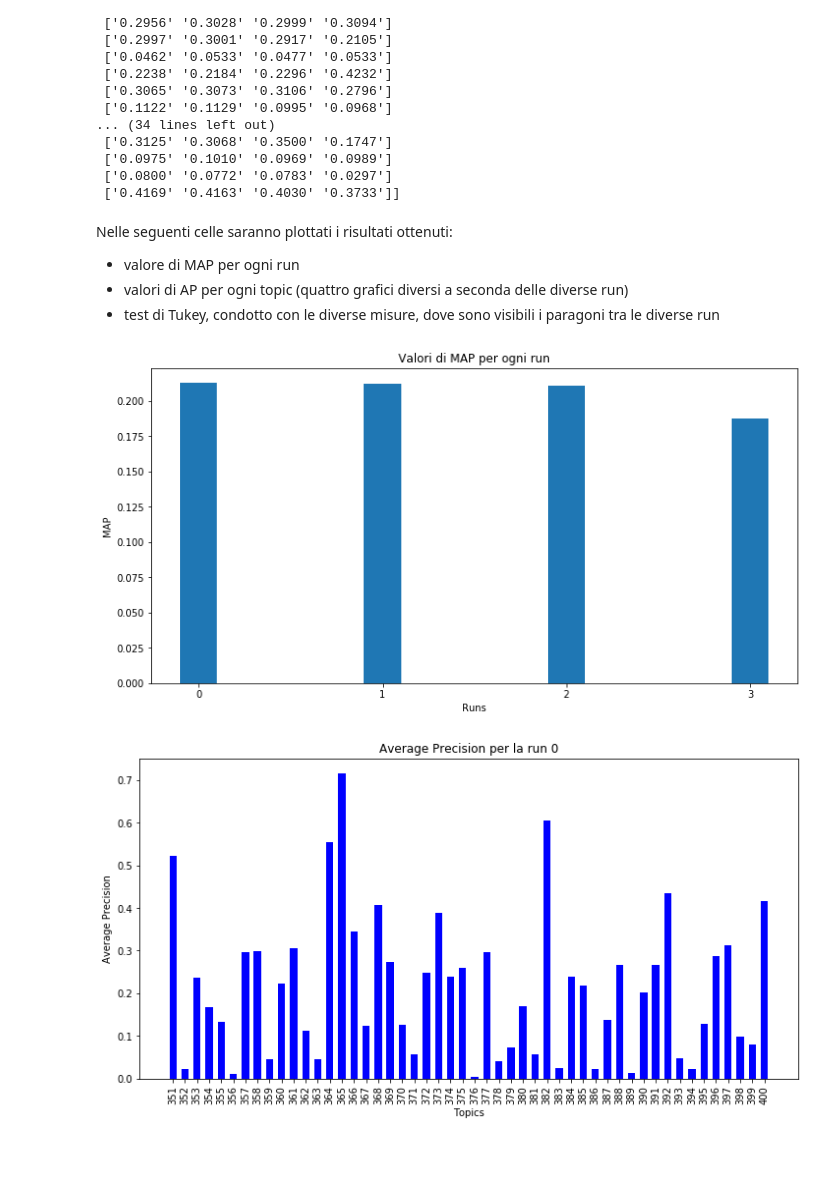
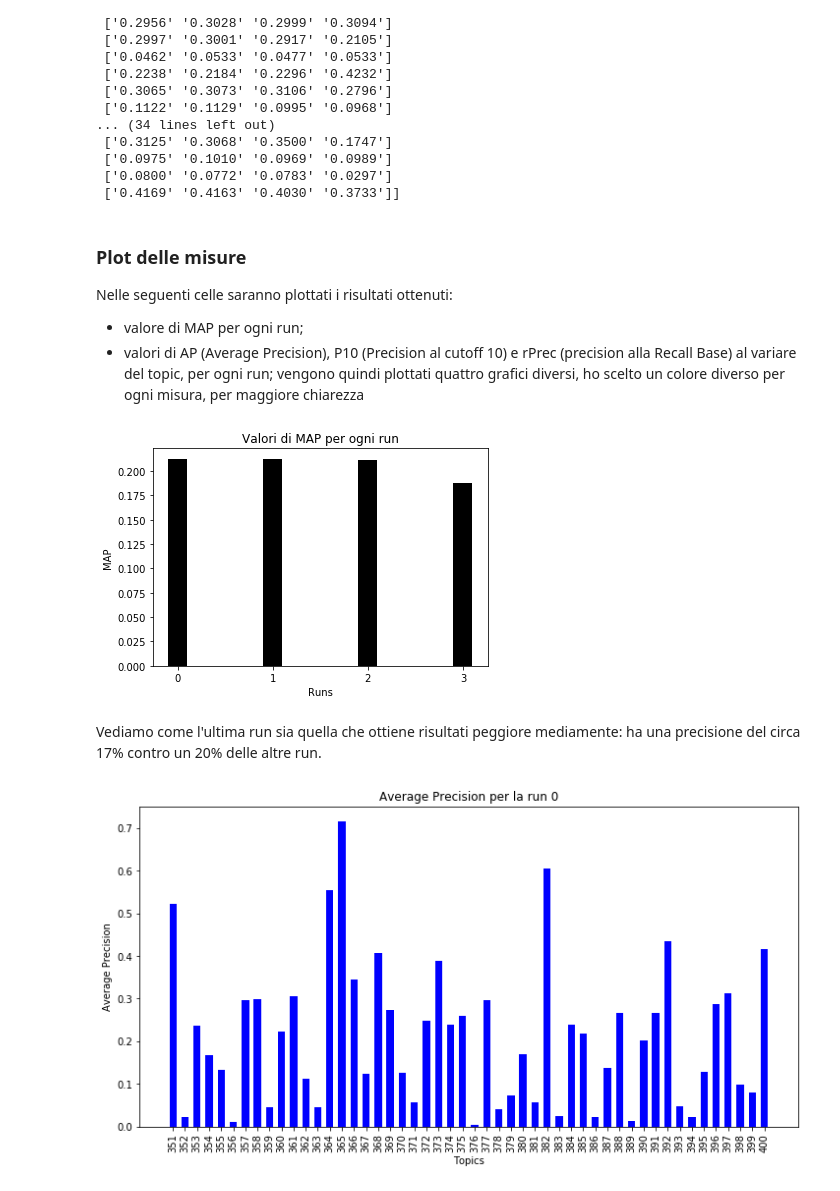
Before and after one commit to yleniag/Information-Retrival-Homework-1, a Jupyter notebook: Homework1-IR.ipynb, the cells around one changed output. Cells and saved outputs as stored; diff of their text form; code cells hidden in the pictures; blank space fills up the shorter version.

```diff
--- a/Homework1-IR.ipynb
+++ b/Homework1-IR.ipynb
@@ -125,42 +119,37 @@ print(M.T)
  ['0.0975' '0.1010' '0.0969' '0.0989']
  ['0.0800' '0.0772' '0.0783' '0.0297']
  ['0.4169' '0.4163' '0.4030' '0.3733']]
-# %% [markdown]
-Nelle seguenti celle saranno plottati i risultati ottenuti:
-- valore di MAP per ogni run
-- valori di AP per ogni topic (quattro grafici diversi a seconda delle diverse run)
-- test di Tukey, condotto con le diverse misure, dove sono visibili i paragoni tra le diverse run
+# %% [markdown]
+### Plot delle misure
+
+Nelle seguenti celle saranno plottati i risultati ottenuti:
+- valore di MAP per ogni run;
+- valori di AP (Average Precision), P10 (Precision al cutoff 10) e rPrec (precision alla Recall Base) al variare del topic, per ogni run; vengono quindi plottati quattro grafici diversi, ho scelto un colore diverso per ogni misura, per maggiore chiarezza
 # %%
 #plot dei 4 valori di MAP (map_all)
 mapALL = list(map(float, mapALL))
 
 #plt.plot([0,1,2,3],mapALL, marker='o')
-plt.bar([0,1,2,3], mapALL, width=0.2)
+plt.bar([0,1,2,3], mapALL, width=0.2, color='black')
 plt.title("Valori di MAP per ogni run")
 plt.xticks(range(0, 4))
 plt.xlabel("Runs")
 plt.ylabel("MAP")
 plt.savefig('C:/Users/Ylenia/Desktop/Documents/uni/1_InformationRetrieval/Homework/Hw1/plot/MAPhist.png', format='png', dpi=1000)
 plt.show()
 
 #Questo secondo grafico mostra maggiormente la differenza tra le varie run
 #plt.bar([0,1,2,3], mapALL, width=0.2)
 #plt.title("Valori di MAP(all) per ogni run")
 #plt.xticks(range(0, 4))
 #plt.xlabel("Runs")
 #plt.ylabel("MAP")
 #plt.ylim(0.170, 0.220)
 #plt.savefig('C:/Users/Ylenia/Desktop/Documents/uni/1_InformationRetrieval/Homework/Hw1/plot/MAP-Yaxis.png', format='png', dpi=1000)
 #plt.show()
-
-#plt.plot([0,1,2,3],mapALL, marker='o')
-#plt.title("Valori di MAP(all) per ogni run")
-#plt.xticks(range(0, 4))
-#plt.xlabel("Runs")
-#plt.ylabel("MAP")
-#plt.savefig('C:/Users/Ylenia/Desktop/Documents/uni/1_InformationRetrieval/Homework/Hw1/plot/MAPpunti.png', format='png', dpi=1000)
-#plt.show()
 # %% [output]
-[figure, old version]
+[figure, new version]
+# %% [markdown]
+Vediamo come l'ultima run sia quella che ottiene risultati peggiore mediamente: ha una precisione del circa 17% contro un 20% delle altre run.
 # %%
 #funzione per plot dei diversi valori di una misura (Average Precision (AP), P10 e Rprec nel nostro caso)
```
Also changed, not shown: parts of 17 cells of this notebook.
